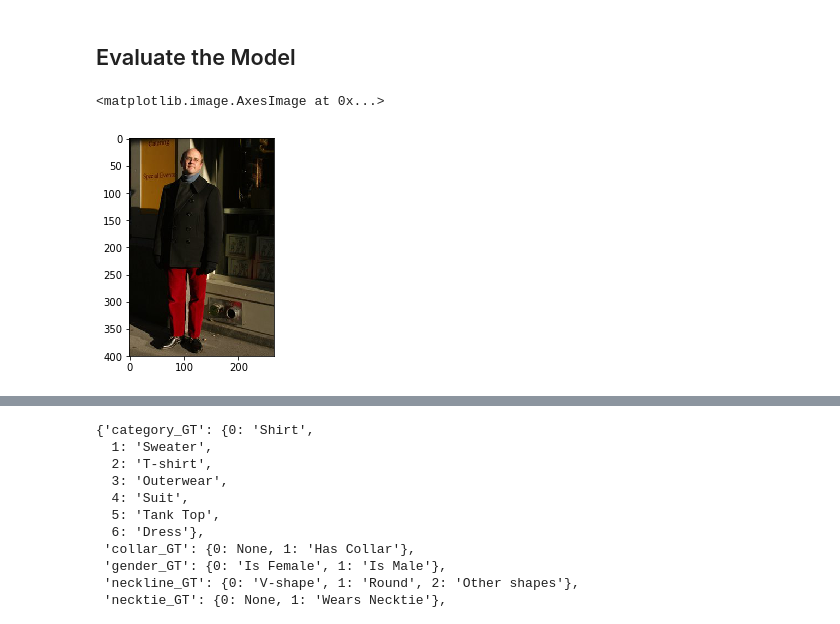
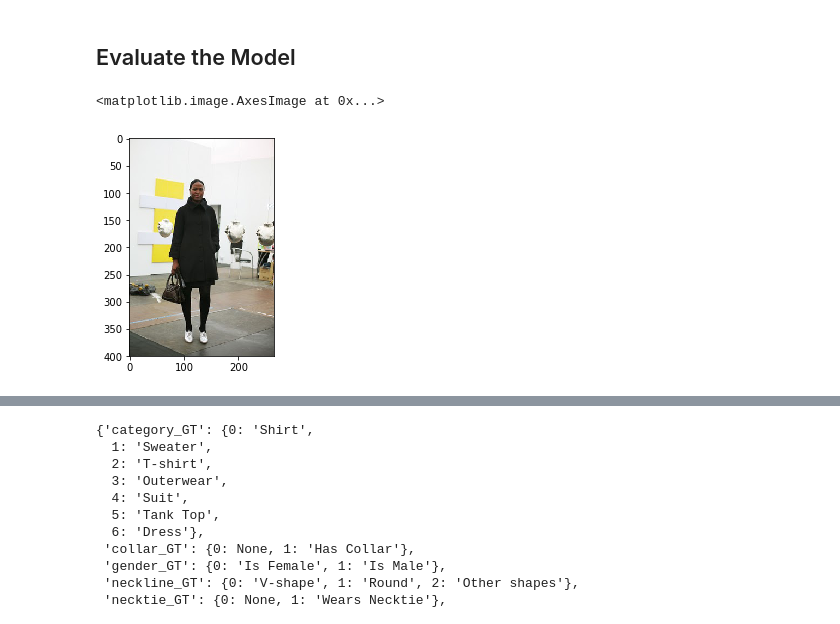
Before and after one commit to sampathweb/apparel-styles, a Jupyter notebook: ml_src/clothing-attributes-modular.ipynb, the cells around one changed output, grey strips where cells are left out. Drawn from its saved outputs; the diff is of its cells as text; code cells hidden in the pictures.

```diff
--- a/ml_src/clothing-attributes-modular.ipynb
+++ b/ml_src/clothing-attributes-modular.ipynb
@@ -111,6 +199,6 @@ from classifiers import predict_attributes
 # %%
-img = imread("data/ClothingAttributeDataset/valid/000046.jpg")
+img = imread("data/ClothingAttributeDataset/valid/000032.jpg")
 plt.imshow(img)
 # %% [output]
 <matplotlib.image.AxesImage at 0x...>
-[figure, old version]
+[figure, new version]
```
Also changed, not shown: parts of 59 cells of this notebook, 8 other files.
